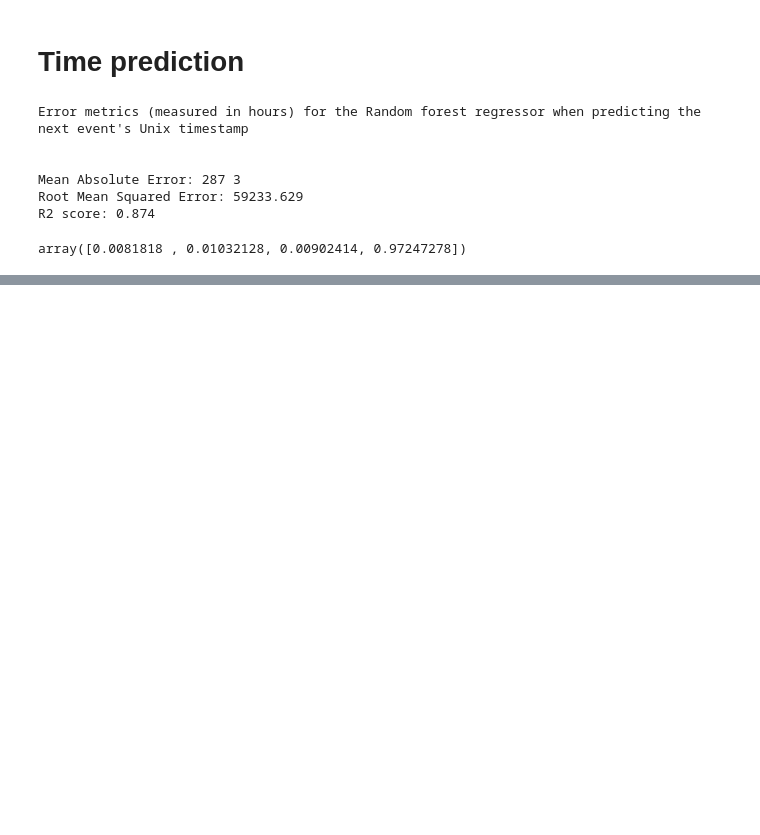
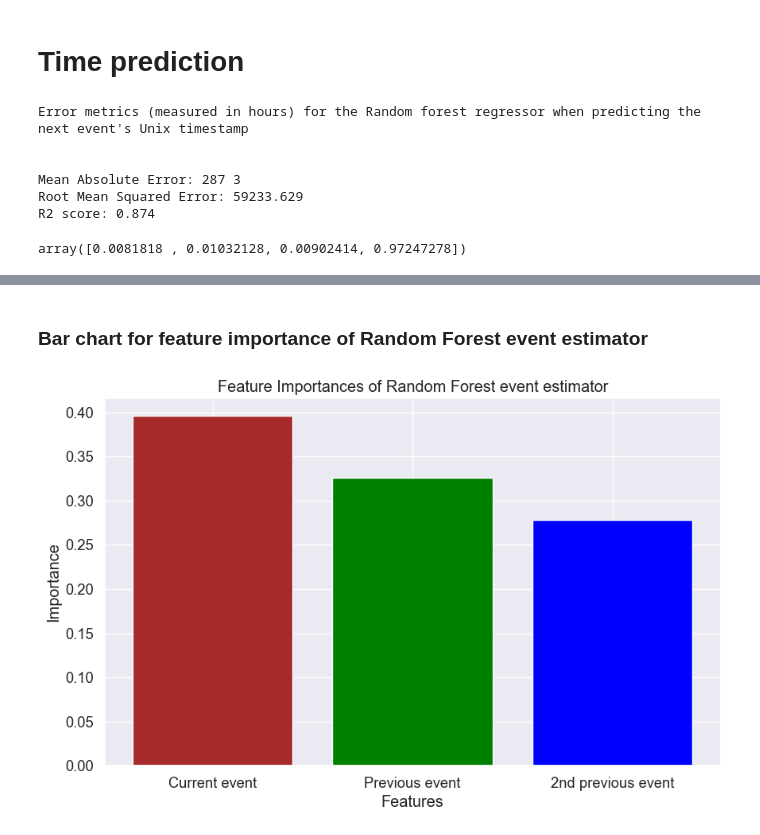
Before and after one commit to KonstantinGeorgiev0/Process-Mining, a Jupyter notebook: 4_Sprint2_models.ipynb, the cells around one changed output, grey strips where cells are left out. Saved outputs shown, nothing was run; the diff lists cells and outputs as text; code cells hidden in the pictures; blank space fills up the shorter version.

```diff
--- a/4_Sprint2_models.ipynb
+++ b/4_Sprint2_models.ipynb
@@ -243,0 +204,23 @@ array([0.0081818 , 0.01032128, 0.00902414, 0.97247278])
+# %% [markdown]
+### Bar chart for feature importance of Random Forest event estimator
+# %%
+import matplotlib.pyplot as plt
+
+# get feature importances and their names
+importances = forest_event.feature_importances_
+# feature_names = X_train.columns.values
+feature_names = ['Current event', 'Previous event', '2nd previous event']
+
+# sort the features by importance in descending order
+indices = np.argsort(importances)[::-1]
+sorted_importances = importances[indices]
+
+plt.figure(figsize=(10,6))
+plt.bar(feature_names, sorted_importances, color=['brown', 'green', 'blue'])
+plt.title('Feature Importances of Random Forest event estimator')
+plt.xlabel('Features')
+plt.xticks(rotation=0)
+plt.ylabel('Importance')
+plt.show()
+# %% [output]
+[figure, added]
```
Also changed, not shown: parts of 12 cells of this notebook.
